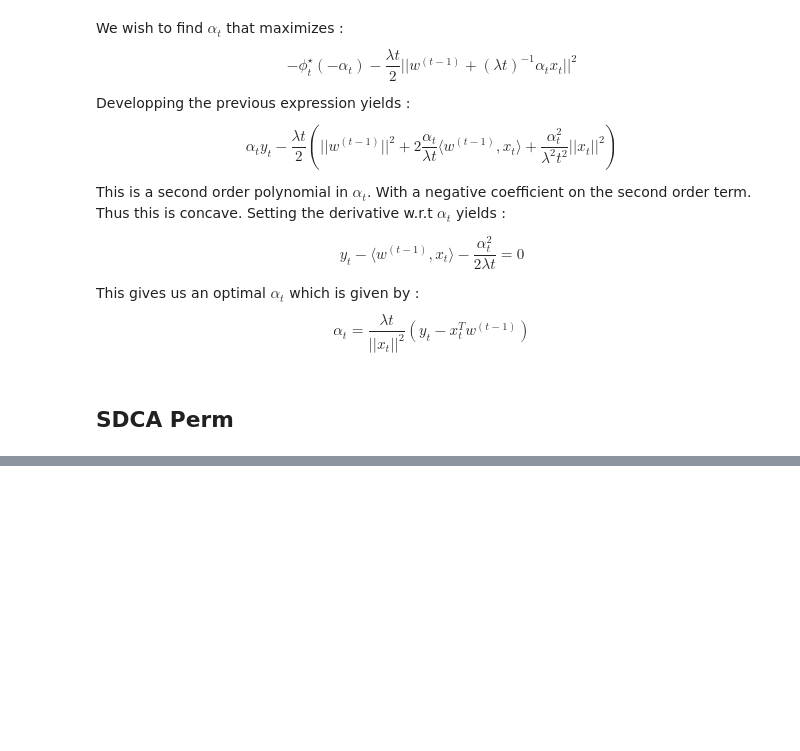
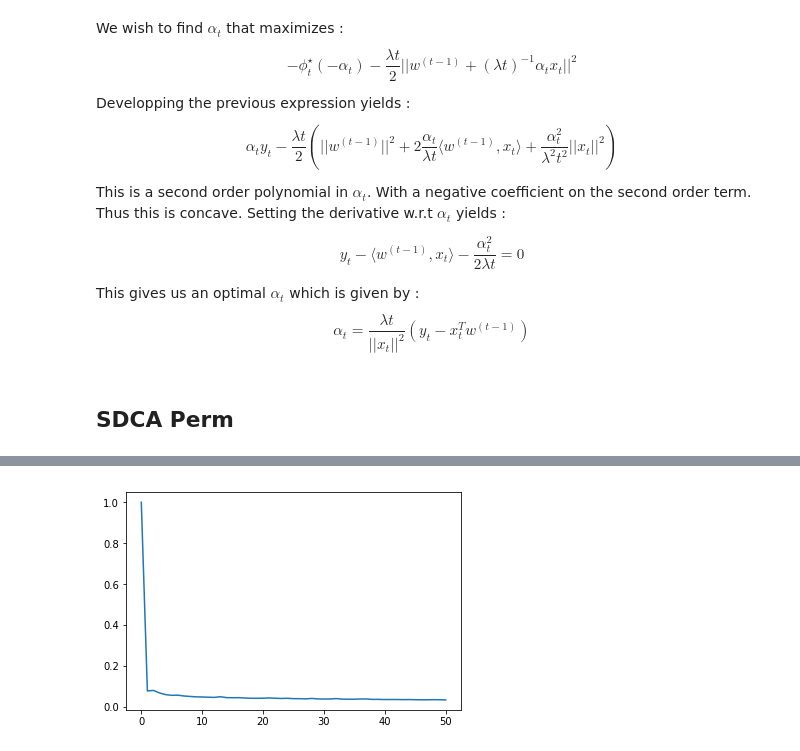
Before and after one commit to BoucheDimitri/SOADML, a Jupyter notebook: SDCA.ipynb, the cells around one changed output, grey strips where cells are left out. Saved outputs shown, nothing was run; the diff lists cells and outputs as text; code cells hidden in the pictures; blank space fills up the shorter version.

```diff
--- a/SDCA.ipynb
+++ b/SDCA.ipynb
@@ -240,0 +304,6 @@ plt.show()
+# %%
+n = xtrain.shape[1]
+alpha0 = np.zeros((n, ))
+# %%
+# SDCA epochs
+wstar, alphastar, losses, gaps = sdca_perm(alpha0, xtrain, ytrain, 0.01, 50, 0.0001)
@@ -240,0 +328,5 @@ plt.show()
+# %%
+plt.plot(losses)
+plt.show()
+# %% [output]
+[figure, added]
```
Also changed, not shown: parts of 21 cells of this notebook.
